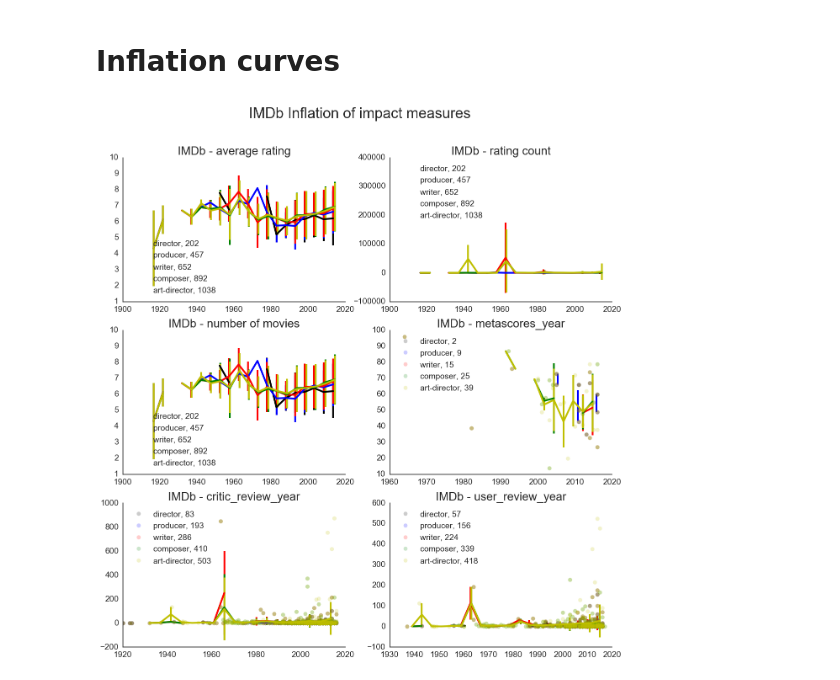
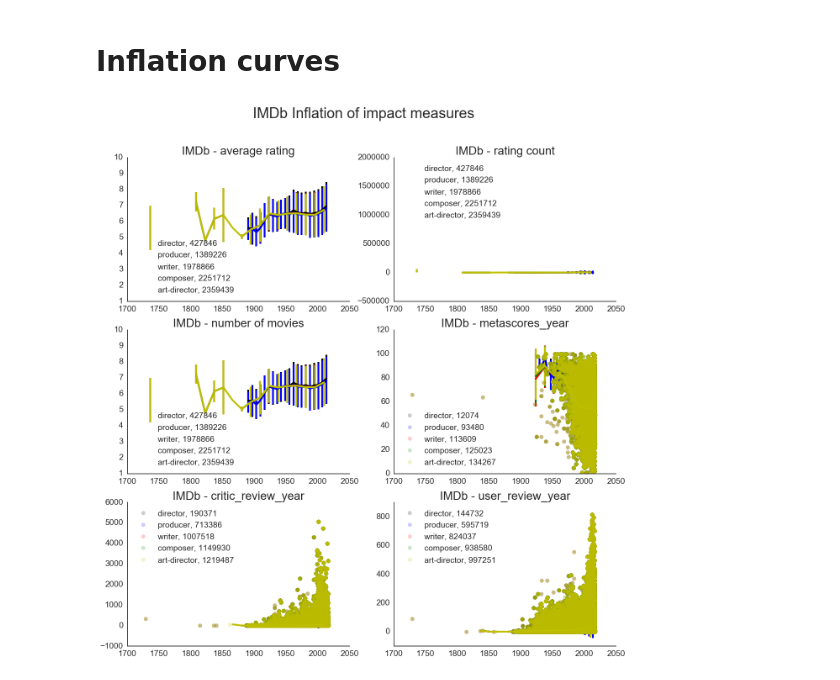
Before and after one commit to milanjanosov/success_engine, a Jupyter notebook: CareerAnalysis.ipynb, the cells around one changed output. Cells and saved outputs as stored; diff of their text form; code cells hidden in the pictures.

```diff
--- a/CareerAnalysis.ipynb
+++ b/CareerAnalysis.ipynb
@@ -41,7 +41,7 @@ professions = [('director',     'k'),
                ('composer',     'g'),
                ('art-director', 'y')]
 
-num_of_bins = 10
+num_of_bins = 20
 title_font  = 25
 seaborn.set_style('white')
 f, ax = plt.subplots(3, 2, figsize=(15, 15))
@@ -116,7 +116,7 @@ plt.show()
 # %% [markdown]
 # Max impact distributions
 # %%
-num_of_bins = 12
+num_of_bins = 20
 title_font = 25
 seaborn.set_style('white')
 f, ax = plt.subplots(3, 2, figsize=(15, 15))
@@ -238,7 +238,7 @@ for (label, color) in professions:
 
 
     # plot average ratings
-    x_average_ratings_year, y_average_ratings_year = get_movie_numbers(average_ratings_year)
+    x_average_ratings_year, y_average_ratings_year = get_dict_data(average_ratings_year)
     bx_average_ratings_year, bp_average_ratings_year, bperr_average_ratings_year = getBinnedDistribution(x_average_ratings_year, y_average_ratings_year, num_of_bins)
 
     ax[0,0].set_title('IMDb - average rating', fontsize = 20)
@@ -257,7 +257,7 @@ for (label, color) in professions:
 
 
     # plot number of movies
-    x_num_of_movies_year,  y_num_of_movies_year = get_movie_numbers(average_ratings_year)
+    x_num_of_movies_year,  y_num_of_movies_year = get_dict_data(average_ratings_year)
     bx_num_of_movies_year, bp_num_of_movies_year, bperr_num_of_movies_year = getBinnedDistribution(x_num_of_movies_year, y_num_of_movies_year, num_of_bins)
 
     ax[1,0].set_title('IMDb - number of movies', fontsize = 20)
@@ -267,38 +267,38 @@ for (label, color) in professions:
 
 
     # plot number of movies
-    x_metascores_year,  y_metascores_year = get_movie_numbers(metascores_year)
+    x_metascores_year,  y_metascores_year = get_dict_data(metascores_year)
     bx_metascores_year, bp_metascores_year, bperr_metascores_year = getBinnedDistribution(x_metascores_year, y_metascores_year, num_of_bins)
 
     ax[1,1].set_title('IMDb - metascores_year', fontsize = 20)
     ax[1,1].plot(x_metascores_year,  y_metascores_year, color + 'o', alpha = 0.2, label = label + ', ' + str(len(metascores_year)))
     ax[1,1].errorbar((bx_metascores_year[1:] + bx_metascores_year[:-1])/2, bp_metascores_year, yerr=bperr_metascores_year, fmt=color + '-', linewidth = 3)
 
 
 
     # plot critic reviews
-    x_critic_review_year,  y_critic_review_year = get_movie_numbers(critic_review_year)
+    x_critic_review_year,  y_critic_review_year = get_dict_data(critic_review_year)
     bx_critic_review_year, bp_critic_review_year, bperr_critic_review_year = getBinnedDistribution(x_critic_review_year, y_critic_review_year, num_of_bins)
 
 
     ax[2,0].set_title('IMDb - critic_review_year', fontsize = 20)
     ax[2,0].plot(x_critic_review_year,  y_critic_review_year, color + 'o', alpha = 0.2, label = label + ', ' + str(len(critic_review_year)))
     ax[2,0].errorbar((bx_critic_review_year[1:] + bx_critic_review_year[:-1])/2, bp_critic_review_year, yerr=bperr_critic_review_year, fmt=color + '-', linewidth = 3)
 
 
 
     # plot user reviews
-    x_user_review_year,  y_user_review_year = get_movie_numbers(user_review_year)
+    x_user_review_year,  y_user_review_year = get_dict_data(user_review_year)
     bx_user_review_year, bp_user_review_year, bperr_user_review_year = getBinnedDistribution(x_user_review_year, y_user_review_year, num_of_bins)
 
     ax[2,1].set_title('IMDb - user_review_year', fontsize = 20)
     ax[2,1].plot(x_user_review_year,  y_user_review_year, color + 'o', alpha = 0.2, label = label + ', ' + str(len(user_review_year)))
     ax[2,1].errorbar((bx_user_review_year[1:] + bx_user_review_year[:-1])/2, bp_user_review_year, yerr=bperr_user_review_year, fmt=color + '-', linewidth = 3)
 
 
 
 
 align_plot(ax)
 plt.show()
 # %% [output]
-[figure, old version]
+[figure, new version]
```
Also changed, not shown: parts of 2 cells of this notebook, 4 other files.
